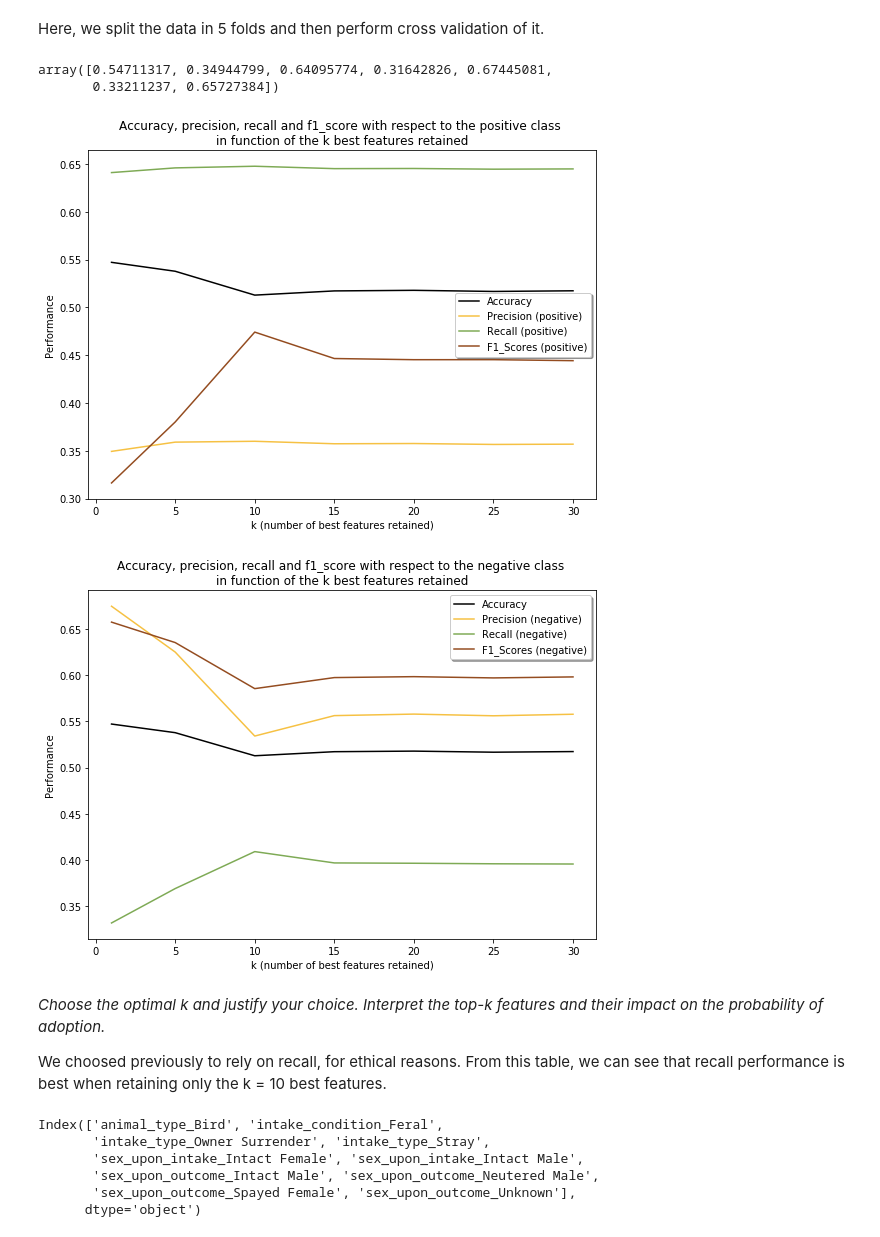
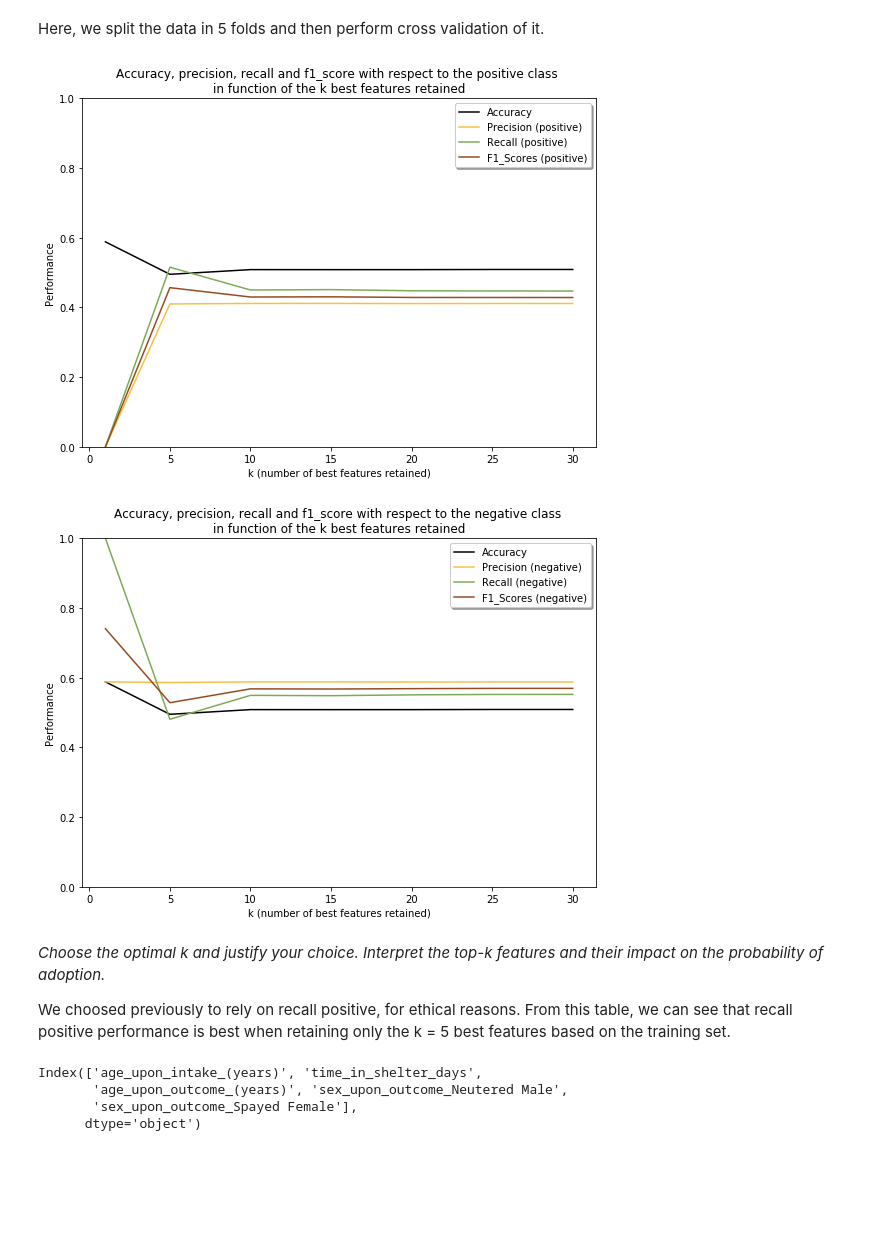
Before and after one commit to vbruttin/ada_homeworks, a Jupyter notebook: Homework4.ipynb, the cells around one changed output. Cells and saved outputs as stored; diff of their text form; code cells hidden in the pictures; blank space fills up the shorter version.

```diff
--- a/Homework4.ipynb
+++ b/Homework4.ipynb
@@ -378,7 +374,14 @@ x_tr, x_te, y_tr, y_te = split_data(x, y, 0.8)
 _Standardize the values of each feature in the data to have mean 0 and variance 1. The use of external libraries is not permitted in part A, except for numpy and pandas._
 # %%
 # Standardisation : x' = (x - mean)/std
-mean_tr = np.mean(x_tr, axis=0)
-std_tr = np.std(x_tr, axis=0)
-x_tr = (x_tr - mean_tr) / std_tr
-x_te = (x_te - mean_tr) / std_tr
+def Standardisation(x_tr, x_te) :
+    mean_tr = np.mean(x_tr, axis=0)
+    std_tr = np.std(x_tr, axis=0)
+    x_tr = (x_tr - mean_tr) / std_tr
+    x_te = (x_te - mean_tr) / std_tr
+
+    return x_tr, x_te
+
+x_tr, x_te = Standardisation(x_tr, x_te)
+
+x_tr.head()
@@ -395,3 +396,9 @@ x_tr.head()
+# %%
+def Split_Standardisation(x, y, ratio, myseed=1):
+    x_train, x_test, y_train, y_test = split_data(x, y, ratio, myseed=1)
+    x_train, x_test = Standardisation(x_train, x_test)
+
+    return x_train, x_test, y_train, y_test
 # %% [markdown]
 ### TASK B
 # %% [markdown]
@@ -615,7 +608,7 @@ def greedy_backward_selection(k, n, x, y):
 
     # As the columns were standardized, we can just remove the smaller weights each time
     for j in range(iterations):
-        x_tr_, x_te_, y_tr_, y_te_ = split_data(x_, y, 0.8)
+        x_tr_, x_te_, y_tr_, y_te_ = Split_Standardisation(x_, y, 0.8)
         logistic = LogisticRegression(solver='newton-cg')
         logistic.fit(x_tr_, y_tr_)
         x_ = x_.drop(axis=1, labels=x_.columns[np.argmin(abs(logistic.coef_[0]))])
@@ -645,19 +638,23 @@ def cross_validation(x, y, k_indices, k, threshold=0.5):
     y_te_, y_tr_ = y.iloc[te_indice], y.iloc[tr_indice]
     x_te_, x_tr_ = x.iloc[te_indice], x.iloc[tr_indice]
 
+    x_tr_, x_te_ = Standardisation(x_tr_, x_te_)
+
     # Perform logistic regression on the cross-validation set
     logistic = LogisticRegression(solver='newton-cg')
     logistic.fit(x_tr_, y_tr_)
 
-    # Establish prediction
-    pred = predict_labels(logistic.predict_proba(x_te_), threshold)
+    # Establish prediction on training set
+    pred = predict_labels(logistic.predict_proba(x_tr_), threshold)
 
     # Compute confusion matrix values
-    tp, tn, fp, fn = confusion_matrix(pred, y_te_)
+    tp, tn, fp, fn = confusion_matrix(pred, y_tr_)
 
     # Evaluate performance with recall indicator
     a, b, c, d, e, f, g = get_stats(tp, tn, fp, fn)
 
+    # a, b, c, d, e, f, g = accuracy, precision_pos, precision_neg, recall_pos, recall_neg, f1_score_pos, f1_score_neg
+
     return a, b, c, d, e, f, g
 # %% [markdown]
 Here, we split the data in 5 folds and then perform cross validation of it.
@@ -692,40 +689,38 @@ for k_ in k_s:
                         np.mean(f1_scores_neg)])
 # %%
 p = np.asarray(performance).T
-p[:,0]
-# %% [output]
-array([0.54711317, 0.34944799, 0.64095774, 0.31642826, 0.67445081,
-       0.33211237, 0.65727384])
 # %%
 # Plot the accuracy, precision, recall and f1_score in function of the threshold
-y1_plot, y2_plot, y3_plot, y4_plot = p[0], p[1], p[2], p[3]
+y1_plot, y2_plot, y3_plot, y4_plot = p[0], p[1], p[3], p[5]
 x_plot = k_s
 
 fig, ax = plt.subplots(figsize=(8, 6))
 index = range(len(y1_plot))
 
 # Plot each parameter with color-blind friendly colors
 ax.plot(x_plot, y1_plot, label='Accuracy', color='#000000')
 ax.plot(x_plot, y2_plot, label='Precision (positive)', color='#F6C143')
 ax.plot(x_plot, y3_plot, label='Recall (positive)', color='#7EAA55')
 ax.plot(x_plot, y4_plot, label='F1_Scores (positive)', color='#944C20')
 
 # Aesthetic adjustments
 ax.legend(shadow=True)
 ax.set_xlabel('k (number of best features retained)')
 ax.set_ylabel('Performance')
 
 ax.set_title('Accuracy, precision, recall and f1_score with respect to the positive class \n' +
              'in function of the k best features retained')
 fig.tight_layout()
 
+plt.ylim(0,1)
+
 plt.savefig("Performance_k")
 plt.show()
 # %% [output]
-[figure, old version]
+[figure, new version]
 # %%
 # Plot the accuracy, precision, recall and f1_score in function of the threshold
-y1_plot, y2_plot, y3_plot, y4_plot = p[0], p[4], p[5], p[6]
+y1_plot, y2_plot, y3_plot, y4_plot = p[0], p[2], p[4], p[6]
 x_plot = k_s
 
 fig, ax = plt.subplots(figsize=(8, 6))
@@ -745,23 +740,23 @@ ax.set_title('Accuracy, precision, recall and f1_score with respect to the negat
              'in function of the k best features retained')
 fig.tight_layout()
 
+plt.ylim(0,1)
+
 plt.savefig("Performance_k")
 plt.show()
 # %% [output]
-[figure, old version]
+[figure, new version]
 # %% [markdown]
 _Choose the optimal k and justify your choice. Interpret the top-k features and their impact on the probability of adoption._
 
-We choosed previously to rely on recall, for ethical reasons. From this table, we can see that recall performance is best when retaining only the k = 10 best features.
+We choosed previously to rely on recall positive, for ethical reasons. From this table, we can see that recall positive performance is best when retaining only the k = 5 best features based on the training set.
 # %%
-x_ = greedy_backward_selection(10, N_features, x, y)
+x_ = greedy_backward_selection(5, N_features, x, y)
 x_.columns
 # %% [output]
-Index(['animal_type_Bird', 'intake_condition_Feral',
-       'intake_type_Owner Surrender', 'intake_type_Stray',
-       'sex_upon_intake_Intact Female', 'sex_upon_intake_Intact Male',
-       'sex_upon_outcome_Intact Male', 'sex_upon_outcome_Neutered Male',
-       'sex_upon_outcome_Spayed Female', 'sex_upon_outcome_Unknown'],
+Index(['age_upon_intake_(years)', 'time_in_shelter_days',
+       'age_upon_outcome_(years)', 'sex_upon_outcome_Neutered Male',
+       'sex_upon_outcome_Spayed Female'],
       dtype='object')
 # %%
 logistic = LogisticRegression(solver='newton-cg')
```
Also changed, not shown: parts of 26 cells of this notebook.
